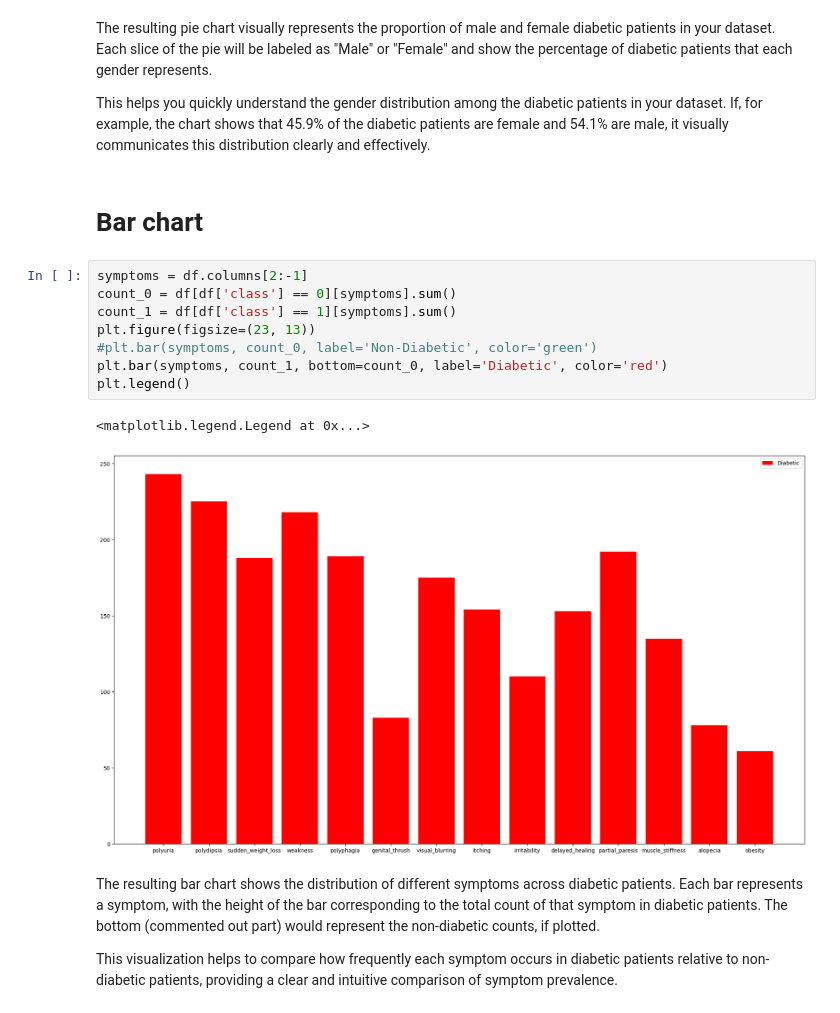
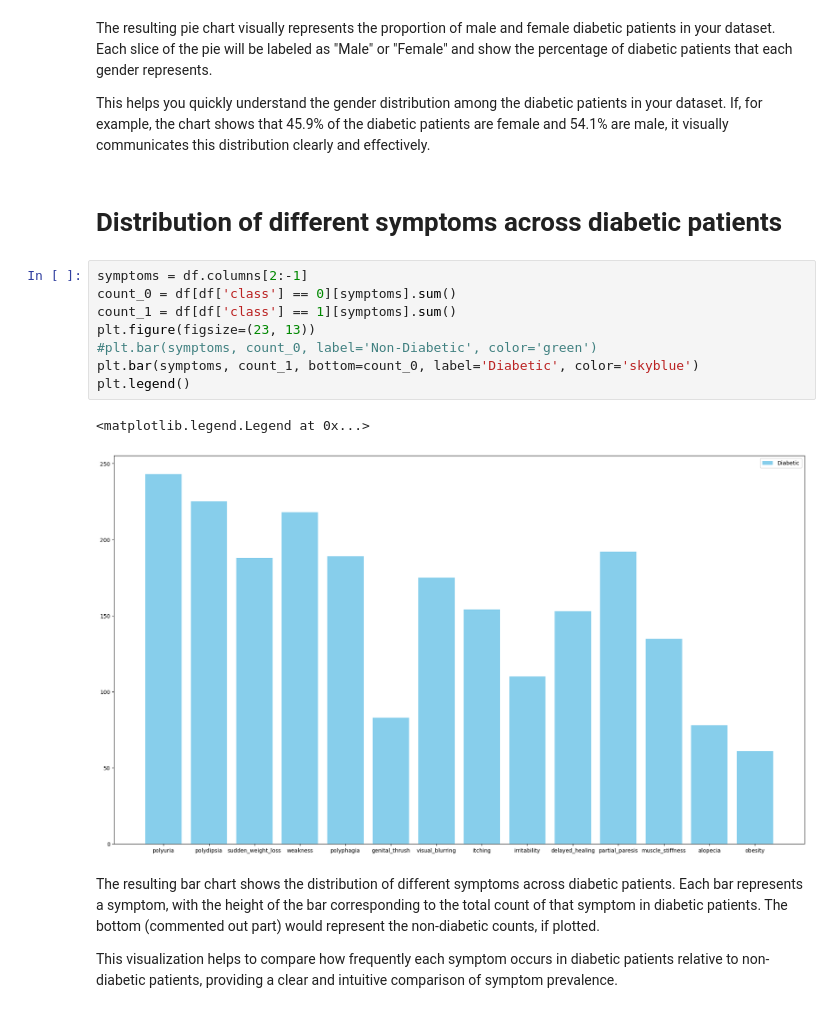
Before and after one commit to sdpunwatkar2/Shantanu-GlucoSense-Infy-Nov24, a Jupyter notebook: GlucoSense_AI_Powered_Diabetes_Detection_for_Early_Intervention.ipynb, the cells around one changed output. Cells and saved outputs as stored; diff of their text form.

```diff
--- a/GlucoSense_AI_Powered_Diabetes_Detection_for_Early_Intervention.ipynb
+++ b/GlucoSense_AI_Powered_Diabetes_Detection_for_Early_Intervention.ipynb
@@ -170,19 +172,19 @@ plt.show()
 The resulting pie chart visually represents the proportion of male and female diabetic patients in your dataset. Each slice of the pie will be labeled as "Male" or "Female" and show the percentage of diabetic patients that each gender represents.
 
 This helps you quickly understand the gender distribution among the diabetic patients in your dataset. If, for example, the chart shows that 45.9% of the diabetic patients are female and 54.1% are male, it visually communicates this distribution clearly and effectively.
-# %% [markdown]
-# Bar chart
+# %% [markdown]
+# Distribution of different symptoms across diabetic patients
 # %%
 symptoms = df.columns[2:-1]
 count_0 = df[df['class'] == 0][symptoms].sum()
 count_1 = df[df['class'] == 1][symptoms].sum()
 plt.figure(figsize=(23, 13))
 #plt.bar(symptoms, count_0, label='Non-Diabetic', color='green')
-plt.bar(symptoms, count_1, bottom=count_0, label='Diabetic', color='red')
+plt.bar(symptoms, count_1, bottom=count_0, label='Diabetic', color='skyblue')
 plt.legend()
 # %% [output]
 <matplotlib.legend.Legend at 0x...>
-[figure, old version]
+[figure, new version]
 # %% [markdown]
 The resulting bar chart shows the distribution of different symptoms across diabetic patients. Each bar represents a symptom, with the height of the bar corresponding to the total count of that symptom in diabetic patients. The bottom (commented out part) would represent the non-diabetic counts, if plotted.
 
```
Also changed, not shown: parts of 14 cells of this notebook.
